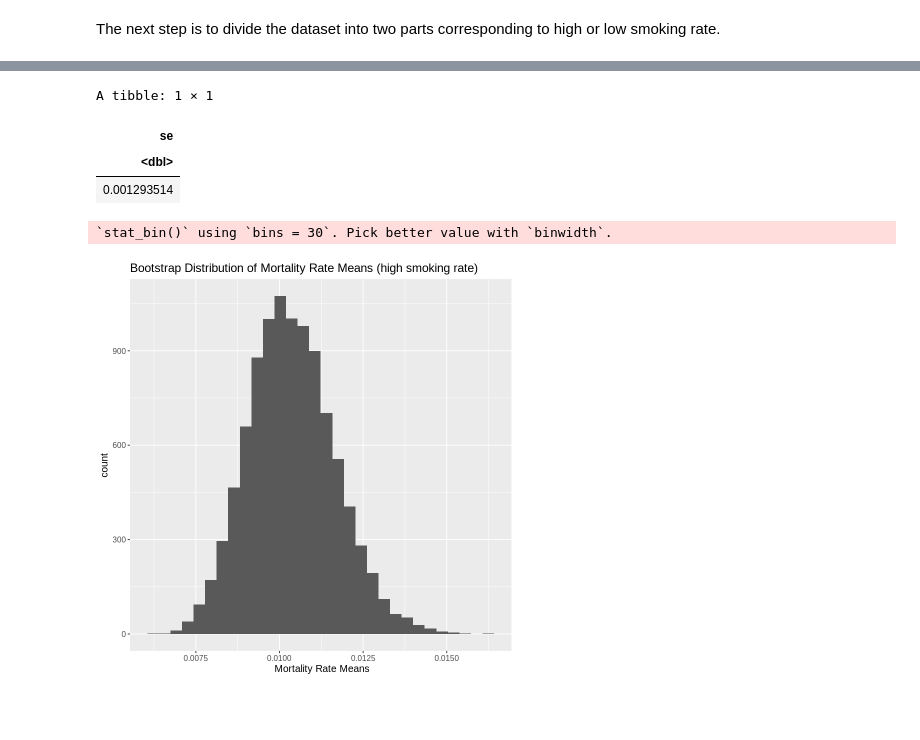
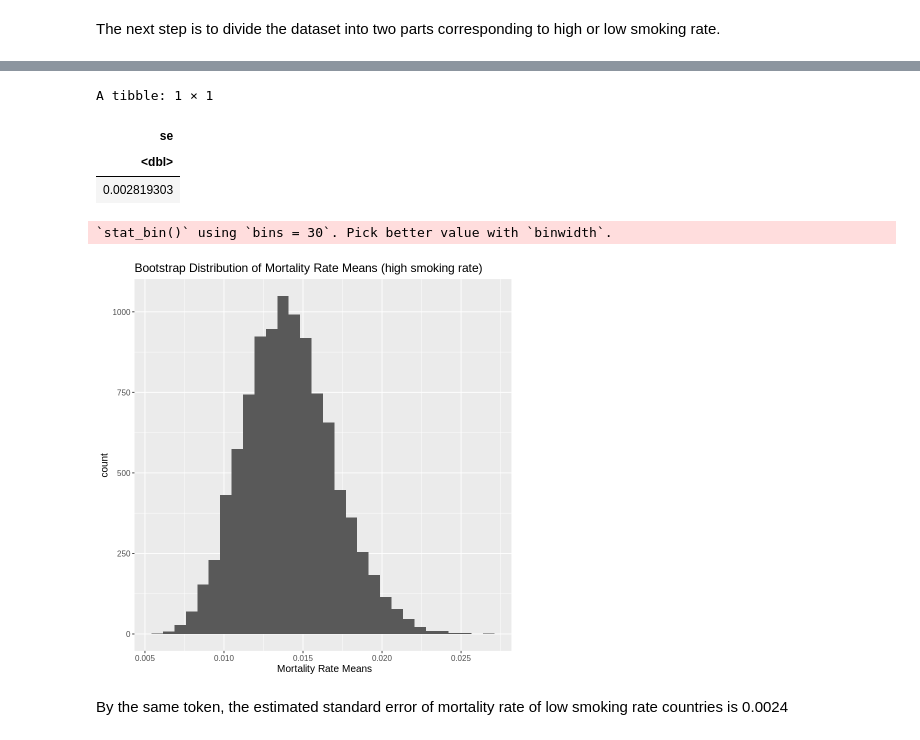
Before and after one commit to RayNguyent/STAT-201-Project, a Jupyter notebook: Proposal.ipynb, the cells around one changed output, grey strips where cells are left out. Cells and saved outputs as stored; diff of their text form; code cells hidden in the pictures; blank space fills up the shorter version.

```diff
--- a/Proposal.ipynb
+++ b/Proposal.ipynb
@@ -59,5 +65,5 @@ To finalise our dataset, we created a new column indicates whether a country has
 # %%
-data_final <- data_cleaned %>% mutate(is_high_smoking_rate = mean_smokers > 21.85) %>% select(-c(location, mean_smokers))
+data_final <- data_cleaned %>% mutate(is_high_smoking_rate = mean_smokers > 23.3) %>% select(-c(location, mean_smokers))
 head(data_final)
 # %% [output]
 A tibble: 6 × 2
@@ -126,21 +134,24 @@ mean
 # %%
 set.seed(2022)
-high_smoking_sample <- high_smoking_data %>% rep_sample_n(size = 50, reps = 1, replace = F)
+high_smoking_sample <- high_smoking_data %>% rep_sample_n(size = 20, reps = 1, replace = F)
 high_smoking_bootstrap <- high_smoking_sample %>% specify(response = mortality_rate) %>%
                           generate(reps = 10000, type = "bootstrap") %>%
                           calculate(stat = "mean")
+
 high_smoking_se <- high_smoking_bootstrap %>% summarise(se = sd(stat))
-high_smoking_se
+
 high_smoking_data_vis <- high_smoking_bootstrap %>% ggplot(aes(x = stat)) + geom_histogram() +
                         labs(x = " Mortality Rate Means", title = "Bootstrap Distribution of Mortality Rate Means (high smoking rate)") +
                         theme(text = element_text(size = 12))
 high_smoking_data_vis
 # %% [output]
 A tibble: 1 × 1
 | se |
 | <dbl> |
-| 0.001293514 |
+| 0.002819303 |
 `stat_bin()` using `bins = 30`. Pick better value with `binwidth`.
-[figure, old version]
+[figure, new version]
+# %% [markdown]
+By the same token, the estimated standard error of mortality rate of low smoking rate countries is 0.0024
 # %%
 set.seed(2022)
```
Also changed, not shown: parts of 19 cells of this notebook.
